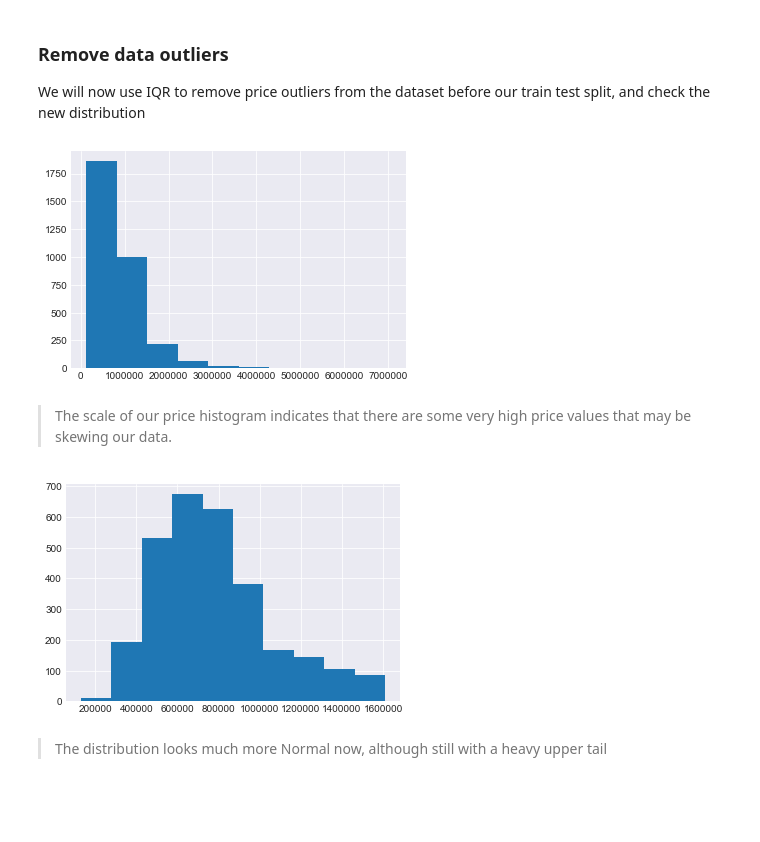
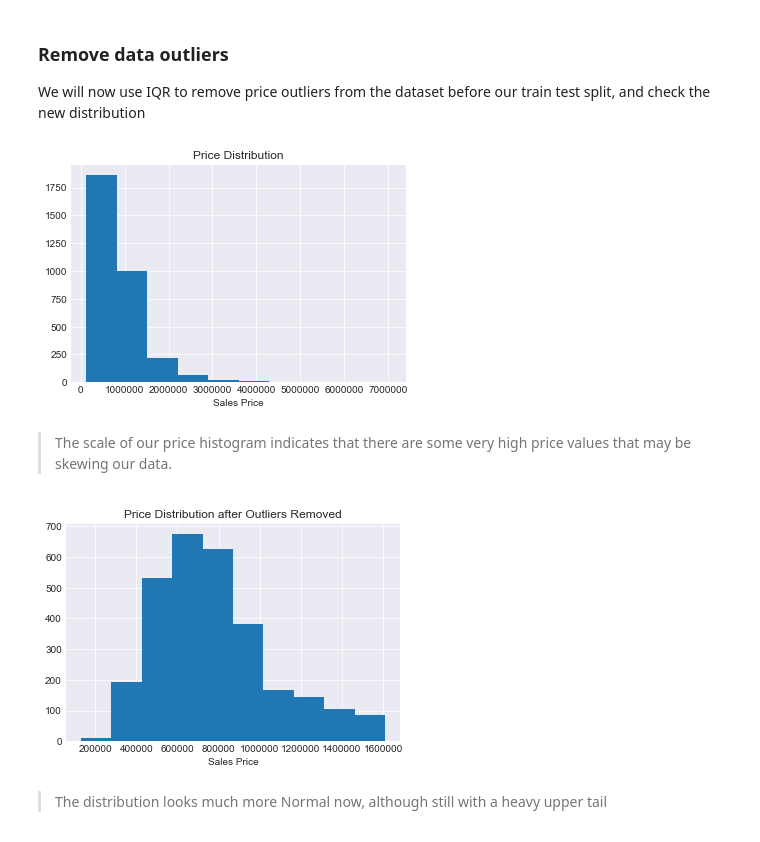
Before and after one commit to melodygr/Housing-Regression-Project, a Jupyter notebook: data_cleaning_EDA_Modeling_new.ipynb, the cells around one changed output. Drawn from its saved outputs; the diff is of its cells as text; code cells hidden in the pictures; blank space fills up the shorter version.

```diff
--- a/data_cleaning_EDA_Modeling_new.ipynb
+++ b/data_cleaning_EDA_Modeling_new.ipynb
@@ -550,15 +550,19 @@ def remove_outliers(df, column_name):
     return df.loc[(df[column_name]>=(q1-(1.5*iqr))) & (df[column_name]<=(q3+(1.5*iqr)))]
 # %%
 plt.hist(x=df_joined["price"])
+plt.title("Price Distribution")
+plt.xlabel('Sales Price')
 plt.savefig('images/price_dist.png'); # This is our current price distribution
 # %% [output]
-[figure, old version]
+[figure, new version]
 # %% [markdown]
 > The scale of our price histogram indicates that there are some very high price values that may be skewing our data.
 # %%
 plt.hist(x = remove_outliers(df_joined, "price")["price"])
+plt.title("Price Distribution after Outliers Removed")
+plt.xlabel('Sales Price')
 plt.savefig('images/price_dist_no_outliers.png');
 # %% [output]
-[figure, old version]
+[figure, new version]
 # %% [markdown]
 > The distribution looks much more Normal now, although still with a heavy upper tail
```
Also changed, not shown: parts of 11 cells of this notebook, 4 other files.
